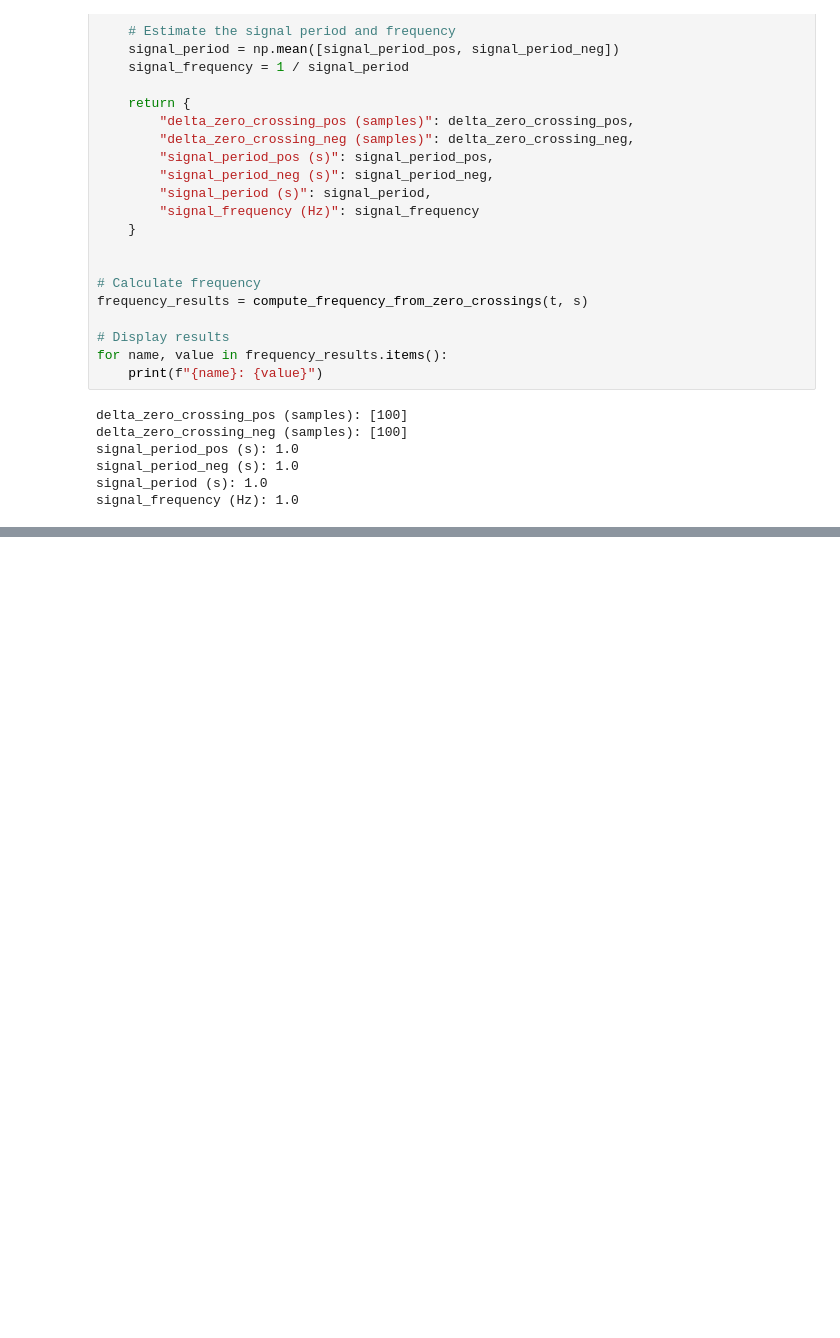
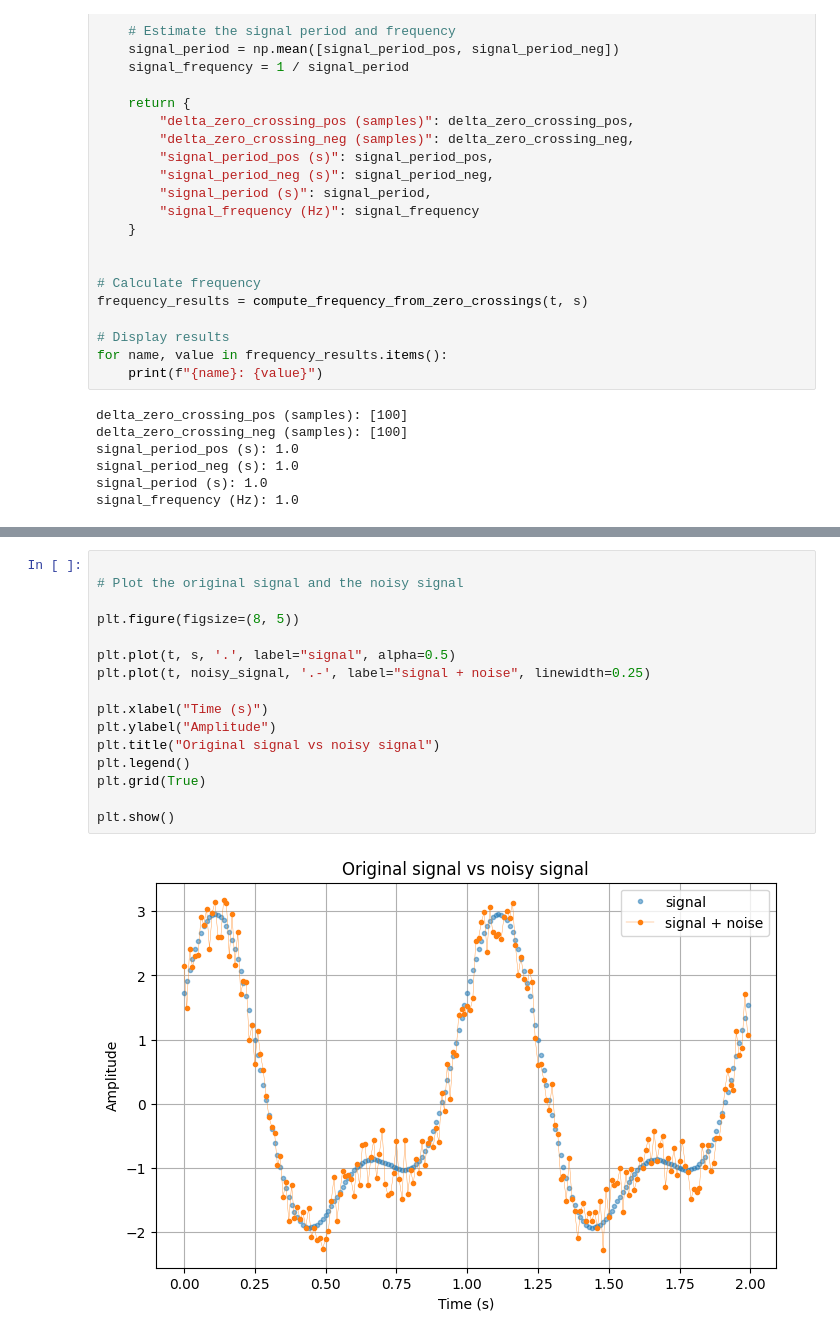
Before and after one commit to GaiaGas/Series03-Python, a Jupyter notebook: Series03-Python.ipynb, the cells around one changed output, grey strips where cells are left out. Cells and saved outputs as stored; diff of their text form; blank space fills up the shorter version.

```diff
--- a/Series03-Python.ipynb
+++ b/Series03-Python.ipynb
@@ -444,0 +497,18 @@ signal_frequency (Hz): 1.0
+# %%
+
+# Plot the original signal and the noisy signal
+
+plt.figure(figsize=(8, 5))
+
+plt.plot(t, s, '.', label="signal", alpha=0.5)
+plt.plot(t, noisy_signal, '.-', label="signal + noise", linewidth=0.25)
+
+plt.xlabel("Time (s)")
+plt.ylabel("Amplitude")
+plt.title("Original signal vs noisy signal")
+plt.legend()
+plt.grid(True)
+
+plt.show()
+# %% [output]
+[figure, added]
```
Also changed, not shown: parts of 4 cells of this notebook.
